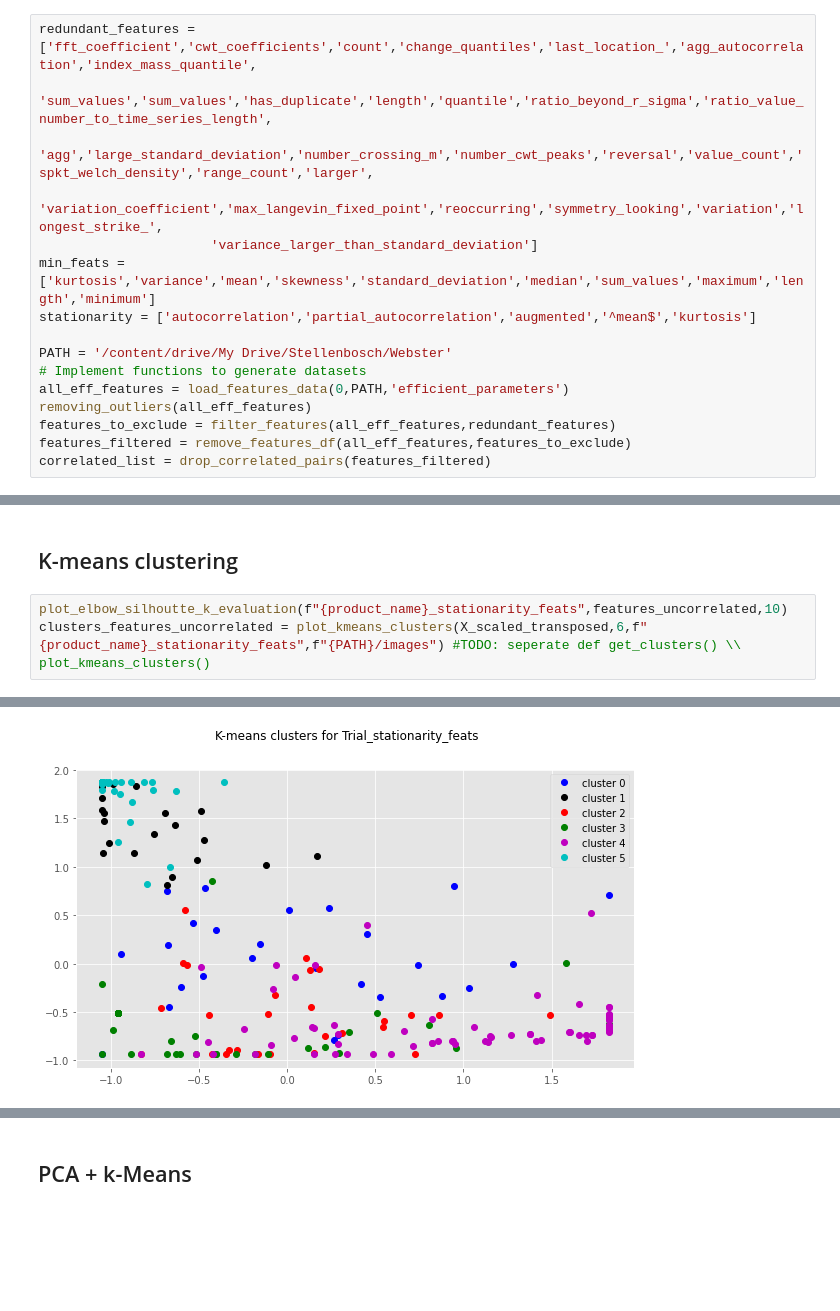
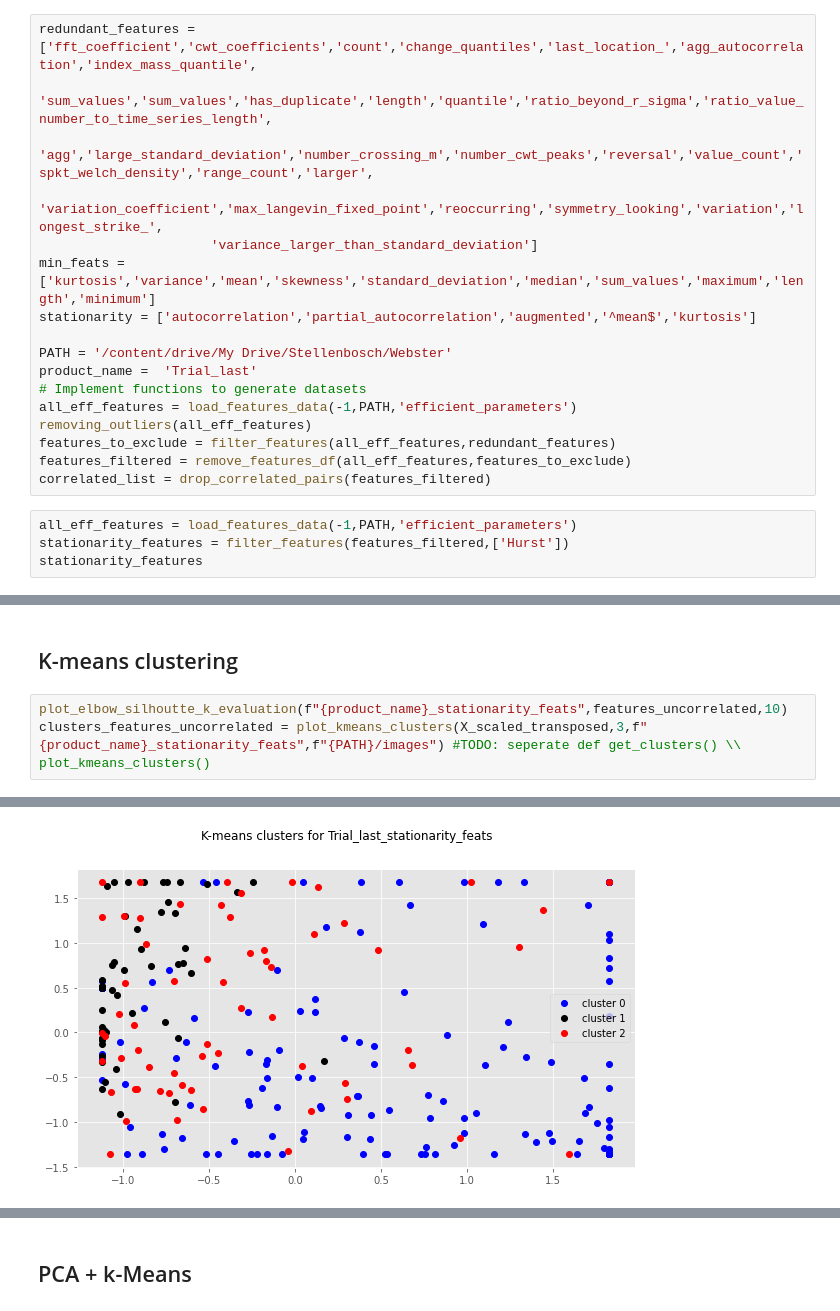
Before and after one commit to GarethWilhelm/TS-Feature-Clustering, a Jupyter notebook: notebooks/3. clustering_tsfresh_features.ipynb, the cells around one changed output, grey strips where cells are left out. Saved outputs shown, nothing was run; the diff lists cells and outputs as text; blank space fills up the shorter version.

```diff
--- a/notebooks/3. clustering_tsfresh_features.ipynb
+++ b/notebooks/3. clustering_tsfresh_features.ipynb
@@ -89,9 +89,14 @@ min_feats = ['kurtosis','variance','mean','skewness','standard_deviation','media
 stationarity = ['autocorrelation','partial_autocorrelation','augmented','^mean$','kurtosis']
 
 PATH = '/content/drive/My Drive/Stellenbosch/Webster'
+product_name =  'Trial_last'
 # Implement functions to generate datasets
-all_eff_features = load_features_data(0,PATH,'efficient_parameters')
+all_eff_features = load_features_data(-1,PATH,'efficient_parameters')
 removing_outliers(all_eff_features)
 features_to_exclude = filter_features(all_eff_features,redundant_features)
 features_filtered = remove_features_df(all_eff_features,features_to_exclude)
 correlated_list = drop_correlated_pairs(features_filtered)
+# %%
+all_eff_features = load_features_data(-1,PATH,'efficient_parameters')
+stationarity_features = filter_features(features_filtered,['Hurst'])
+stationarity_features
@@ -192,5 +194,5 @@ ValueError: ignored
 ## K-means clustering
 # %%
 plot_elbow_silhoutte_k_evaluation(f"{product_name}_stationarity_feats",features_uncorrelated,10)
-clusters_features_uncorrelated = plot_kmeans_clusters(X_scaled_transposed,6,f"{product_name}_stationarity_feats",f"{PATH}/images") #TODO: seperate def get_clusters() \\ plot_kmeans_clusters()
+clusters_features_uncorrelated = plot_kmeans_clusters(X_scaled_transposed,3,f"{product_name}_stationarity_feats",f"{PATH}/images") #TODO: seperate def get_clusters() \\ plot_kmeans_clusters()
 # %% [output]
@@ -198,4 +200,4 @@ clusters_features_uncorrelated = plot_kmeans_clusters(X_scaled_transposed,6,f"{p
-[figure, old version]
+[figure, new version]
 # %%
 #TODO: function for getting names from cluster
 # def get_cluster_elements()
```
Also changed, not shown: parts of 11 cells of this notebook.
